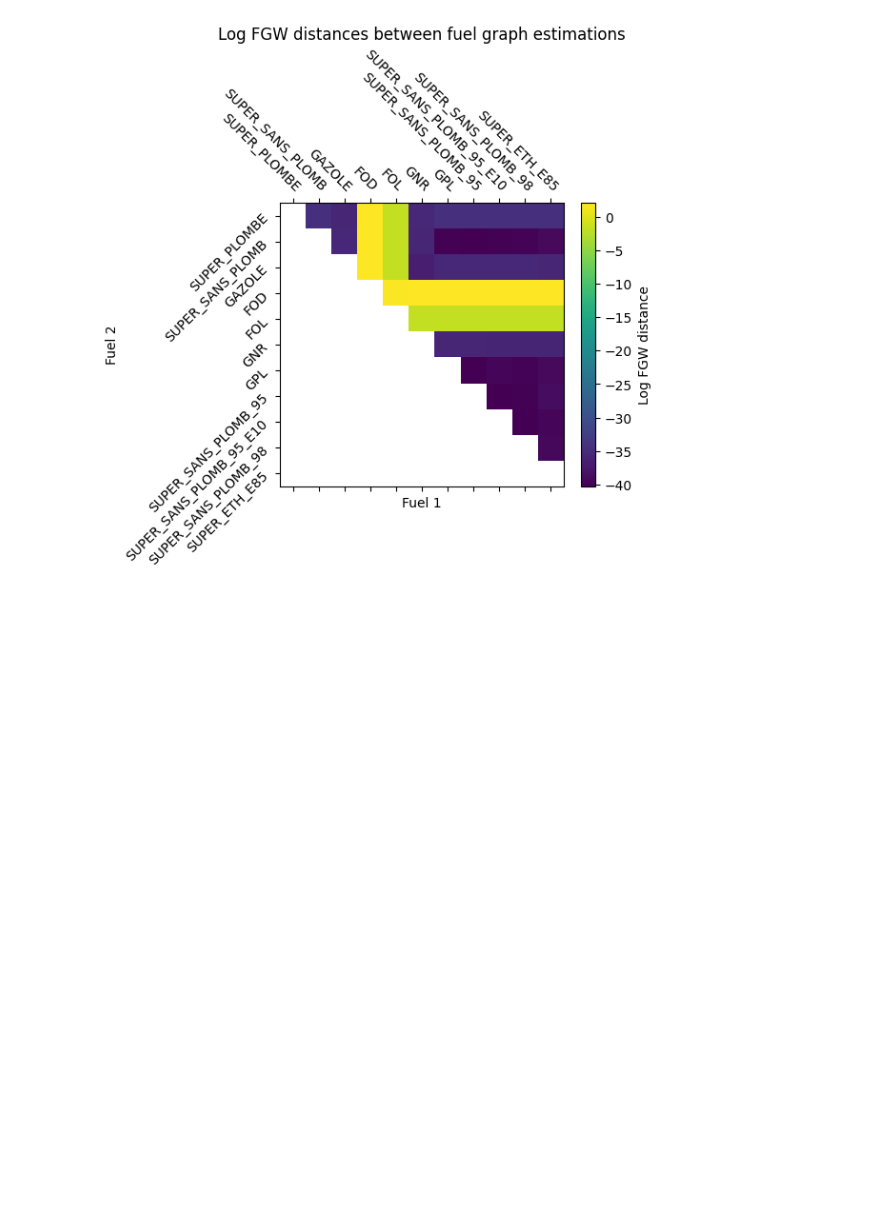
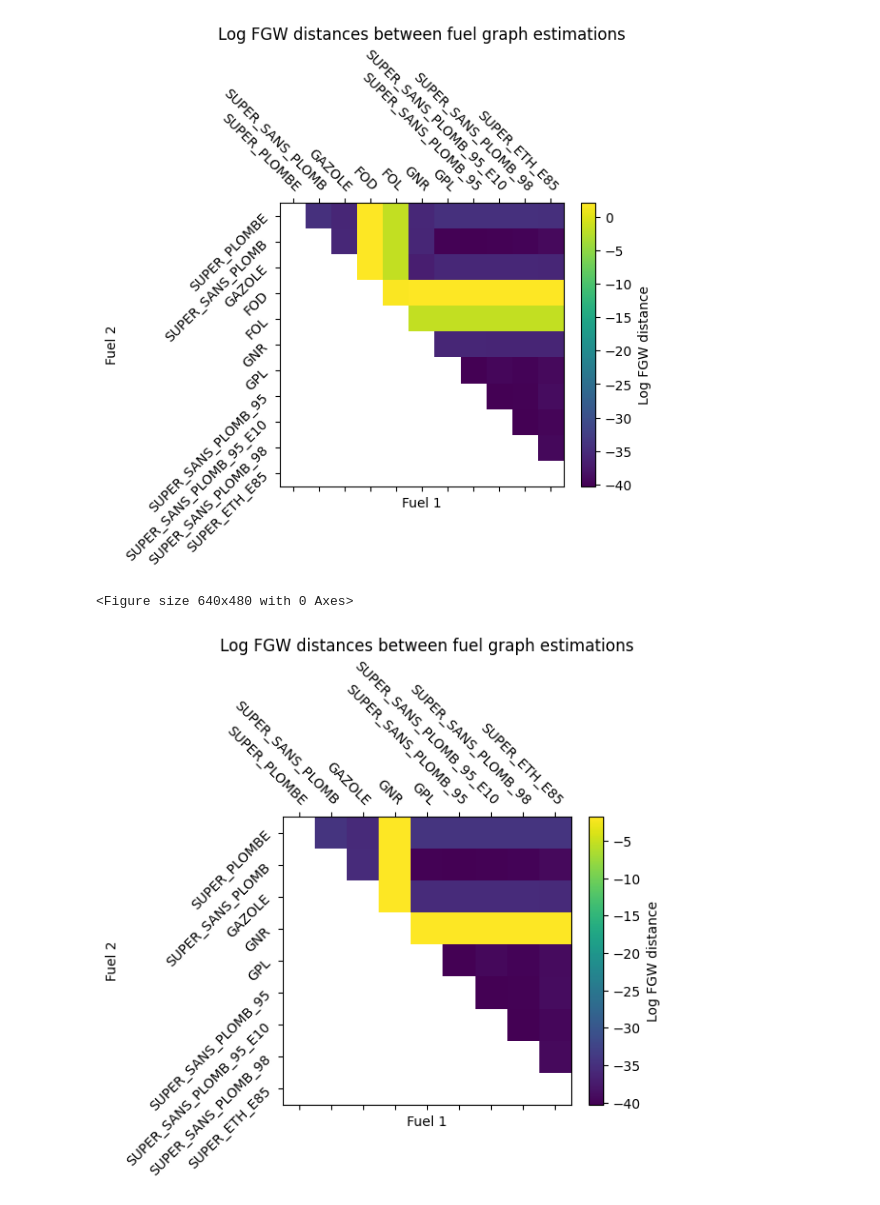
Before and after one commit to MathildeDupouy/learnGraph, a Jupyter notebook: scripts/realData_analyse_data.ipynb, the cells around one changed output. Saved outputs shown, nothing was run; the diff lists cells and outputs as text; code cells hidden in the pictures; blank space fills up the shorter version.

Commit message:
add visualisation without some fuels

```diff
--- a/scripts/realData_analyse_data.ipynb
+++ b/scripts/realData_analyse_data.ipynb
@@ -136,3 +136,23 @@ plt.show()
 # %% [output]
 <Figure size 640x480 with 0 Axes>
 [figure]
+# %%
+new_matrix = np.delete(fuels_dist, 3, axis = 0)
+new_matrix = np.delete(new_matrix, 3, axis = 1)
+new_matrix = np.delete(new_matrix, 4, axis = 0)
+new_matrix = np.delete(new_matrix, 4, axis = 1)
+new_matrix = np.delete(new_matrix, 5, axis = 0)
+new_matrix = np.delete(new_matrix, 5, axis = 1)
+new_computed_fuels = computed_fuels[:3] + computed_fuels[6:]
+plt.figure()
+plt.matshow(np.log(new_matrix))
+plt.xlabel('Fuel 1')
+plt.ylabel('Fuel 2')
+plt.xticks(np.arange(len(new_computed_fuels)), new_computed_fuels, rotation=-45, ha="right", rotation_mode="anchor")
+plt.yticks(np.arange(len(new_computed_fuels)), new_computed_fuels, rotation=45, ha='right')
+plt.title("Log FGW distances between fuel graph estimations")
+plt.colorbar(label='Log FGW distance', shrink=0.8)
+plt.show()
+# %% [output]
+<Figure size 640x480 with 0 Axes>
+[figure, added]
```
